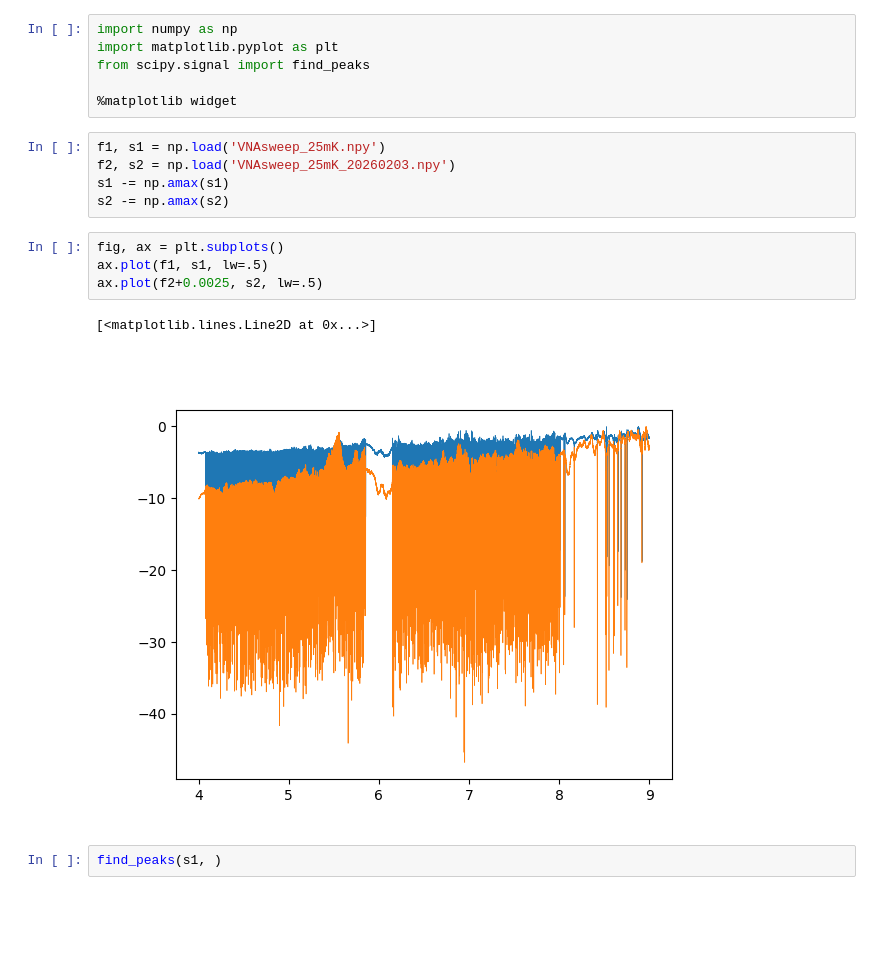
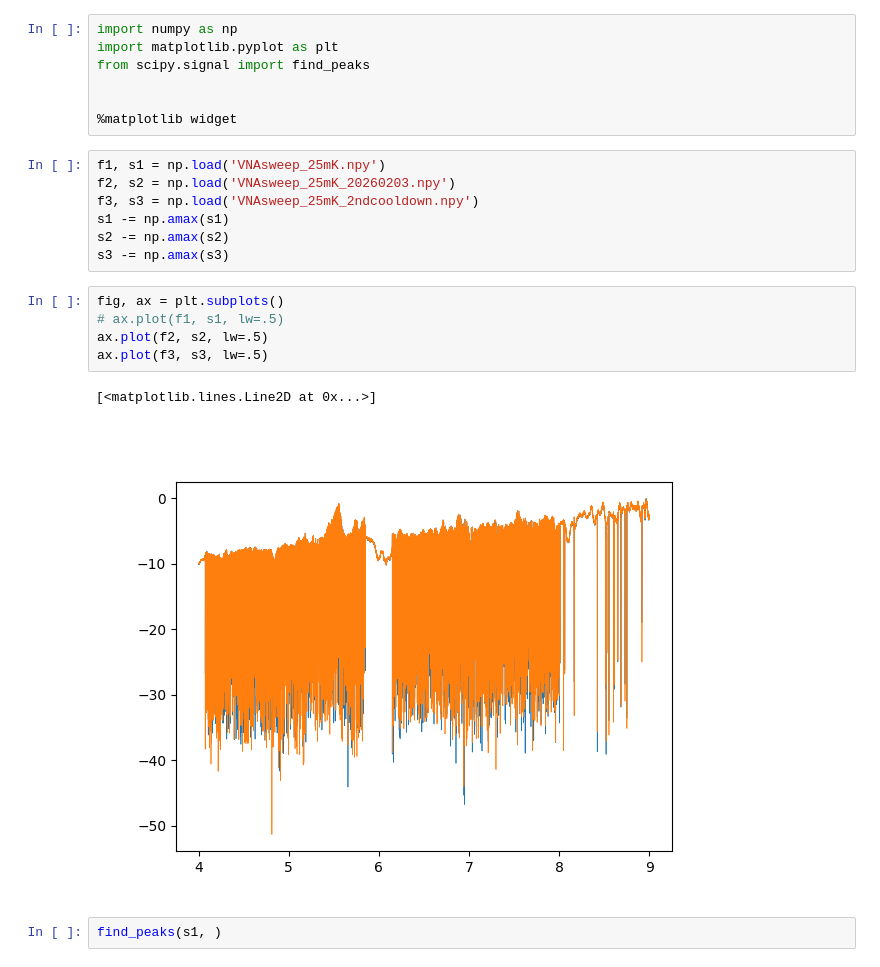
Before and after one commit to wilbertras/spatial-mapping, a Jupyter notebook: Mappings/LT402chip6/setup_aging_scatter.ipynb, the cells around one changed output. Drawn from its saved outputs; the diff is of its cells as text; blank space fills up the shorter version.

Commit message:
VNAsweep LT402chip6 second cooldown

```diff
--- a/Mappings/LT402chip6/setup_aging_scatter.ipynb
+++ b/Mappings/LT402chip6/setup_aging_scatter.ipynb
@@ -3,18 +3,22 @@ import numpy as np
 import matplotlib.pyplot as plt
 from scipy.signal import find_peaks
 
+
 %matplotlib widget
 # %%
 f1, s1 = np.load('VNAsweep_25mK.npy')
 f2, s2 = np.load('VNAsweep_25mK_20260203.npy')
+f3, s3 = np.load('VNAsweep_25mK_2ndcooldown.npy')
 s1 -= np.amax(s1)
 s2 -= np.amax(s2)
+s3 -= np.amax(s3)
 # %%
 fig, ax = plt.subplots()
-ax.plot(f1, s1, lw=.5)
-ax.plot(f2+0.0025, s2, lw=.5)
+# ax.plot(f1, s1, lw=.5)
+ax.plot(f2, s2, lw=.5)
+ax.plot(f3, s3, lw=.5)
 # %% [output]
 [<matplotlib.lines.Line2D at 0x...>]
-[figure, old version]
+[figure, new version]
 # %%
 find_peaks(s1, )
```
Also changed, not shown: 2 other files.
